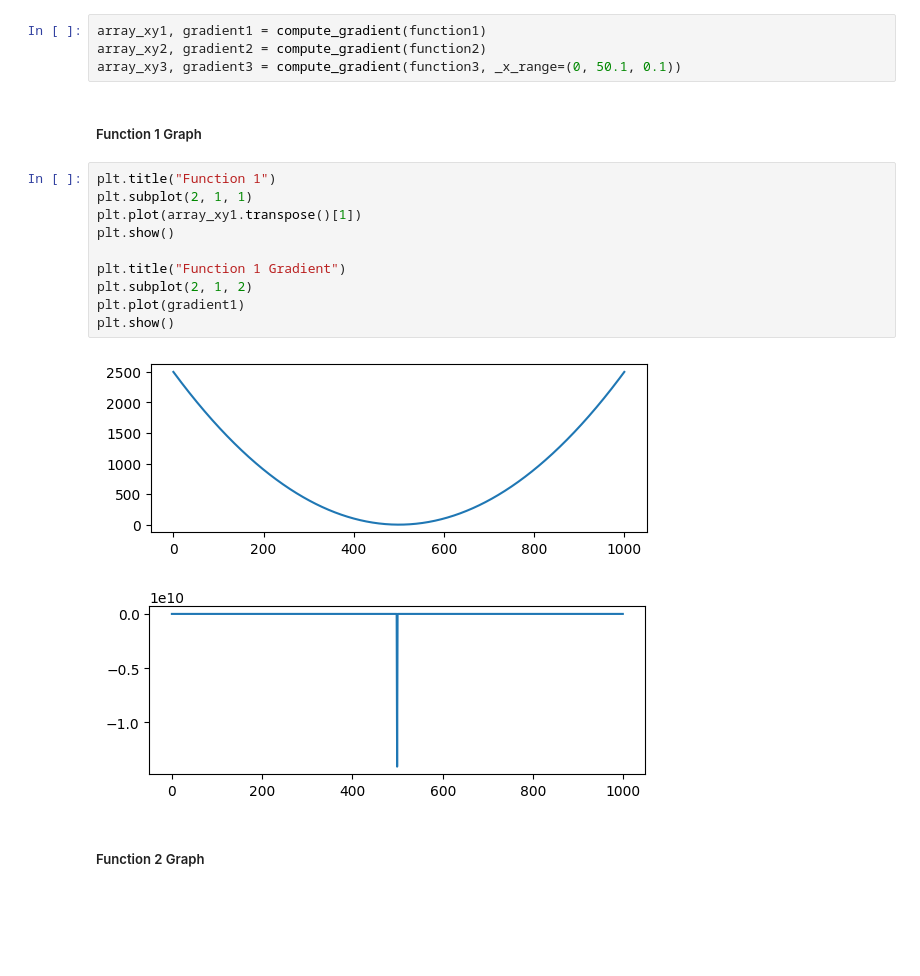
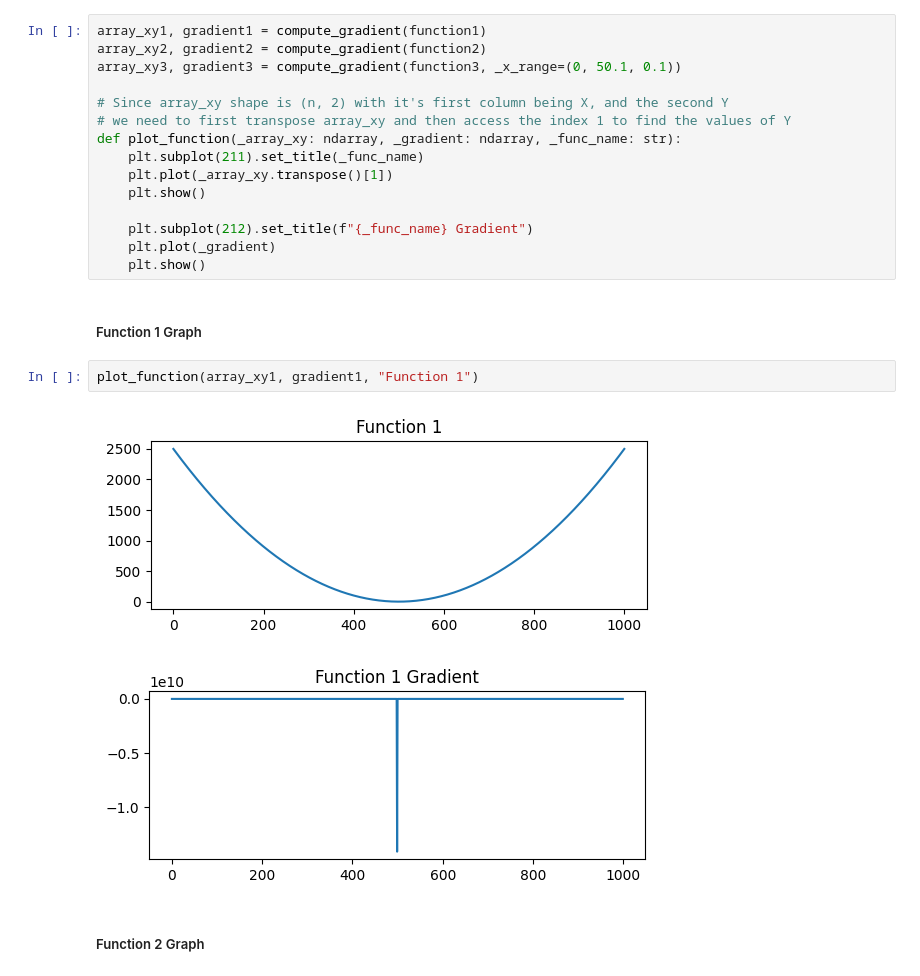
Before and after one commit to David-Jr/divic-ml-course-assignments, a Jupyter notebook: 2d-array-and-gradient-problem/2d-array-and-gradient-problem.ipynb, the cells around one changed output. Cells and saved outputs as stored; diff of their text form; blank space fills up the shorter version.

Commit message:
Created a function to simplify problem 5

```diff
--- a/2d-array-and-gradient-problem/2d-array-and-gradient-problem.ipynb
+++ b/2d-array-and-gradient-problem/2d-array-and-gradient-problem.ipynb
@@ -80,21 +80,24 @@ function3 = lambda _array_x: np.sin(np.power(_array_x, 1/2))
 array_xy1, gradient1 = compute_gradient(function1)
 array_xy2, gradient2 = compute_gradient(function2)
 array_xy3, gradient3 = compute_gradient(function3, _x_range=(0, 50.1, 0.1))
+
+# Since array_xy shape is (n, 2) with it's first column being X, and the second Y
+# we need to first transpose array_xy and then access the index 1 to find the values of Y
+def plot_function(_array_xy: ndarray, _gradient: ndarray, _func_name: str):
+    plt.subplot(211).set_title(_func_name)
+    plt.plot(_array_xy.transpose()[1])
+    plt.show()
+
+    plt.subplot(212).set_title(f"{_func_name} Gradient")
+    plt.plot(_gradient)
+    plt.show()
 # %% [markdown]
 ##### Function 1 Graph
 # %%
-plt.title("Function 1")
-plt.subplot(2, 1, 1)
-plt.plot(array_xy1.transpose()[1])
-plt.show()
-
-plt.title("Function 1 Gradient")
-plt.subplot(2, 1, 2)
-plt.plot(gradient1)
-plt.show()
+plot_function(array_xy1, gradient1, "Function 1")
 # %% [output]
-[figure, old version]
+[figure, new version]
-[figure, old version]
+[figure, new version]
 # %% [markdown]
 ##### Function 2 Graph
 # %%
```
Also changed, not shown: parts of 4 cells of this notebook.
